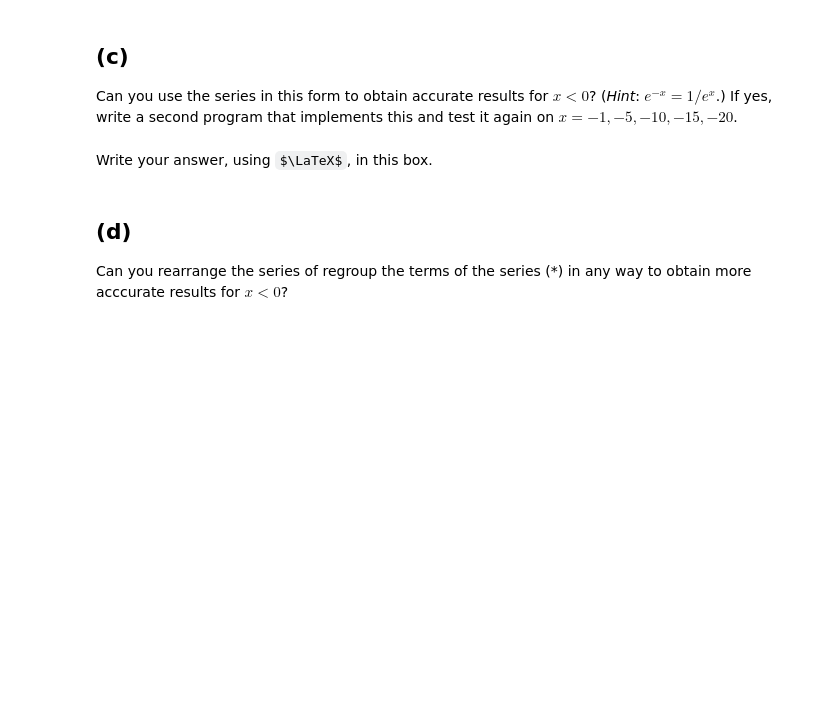
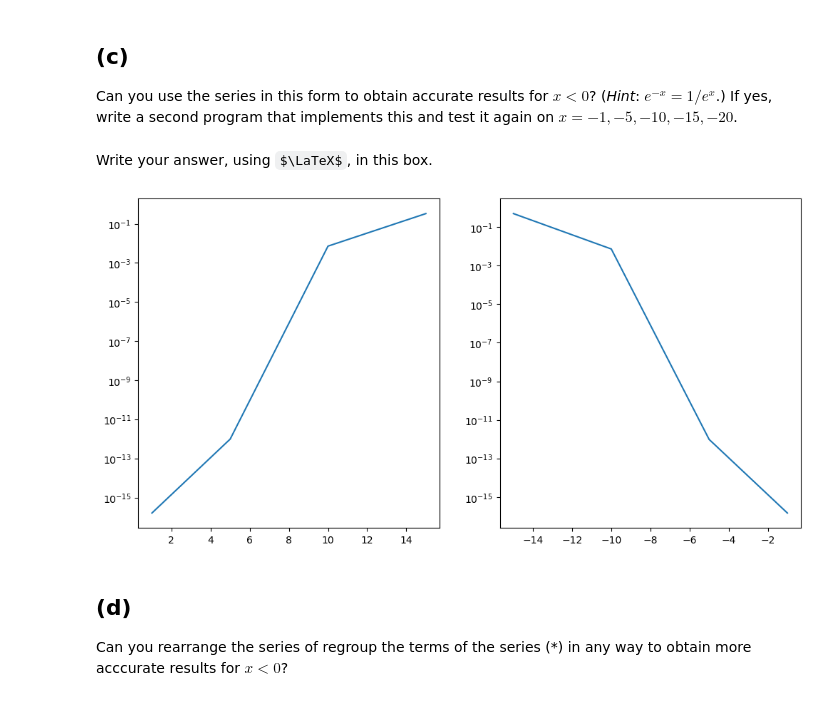
Before and after one commit to Terry-ZJ-Zhang/Numerical_Algorithm_Assignments, a Jupyter notebook: hw1_2023.ipynb, the cells around one changed output. Saved outputs shown, nothing was run; the diff lists cells and outputs as text; code cells hidden in the pictures; some formulas as TeX source; blank space fills up the shorter version.

```diff
--- a/hw1_2023.ipynb
+++ b/hw1_2023.ipynb
@@ -217,7 +250,38 @@ Can you use the series in this form to obtain accurate results for $x<0$? (*Hint
 # %% [markdown]
 Write your answer, using $\LaTeX$, in this box.
 # %%
-# your code here
+def compute_exp_new(x):
+    f = 1
+    if x < 0:
+        x = -x
+        f = -1
+    ex = 0
+    for n in range(100):
+        xn = x**n / math.factorial(n)
+        if xn < epsilon * ex:
+            break
+        ex += xn
+
+    return ex**f
+
+
+xs = np.array([1, 5, 10, 15, 20])
+xs = np.append(xs, -1 * xs)
+exs = []  # list of ex values computed by compute_exp()
+exps = []  # list of ex values computed by math.exp()
+for x in xs:
+    exs.append(compute_exp_new(x))
+    exps.append(math.exp(x))
+exs = np.array(exs)
+exps = np.array(exps)
+rel_errors = np.abs((exs - exps) / exps)
+fig, axes = plt.subplots(1, 2, figsize=(12, 6))
+axes[0].semilogy(xs[0:4], rel_errors[0:4])
+axes[1].semilogy(xs[5:9], rel_errors[5:9])
+
+plt.show()
+# %% [output]
+[figure, added]
 # %% [markdown]
 ## (d)
 
```
Also changed, not shown: parts of 4 cells of this notebook.
